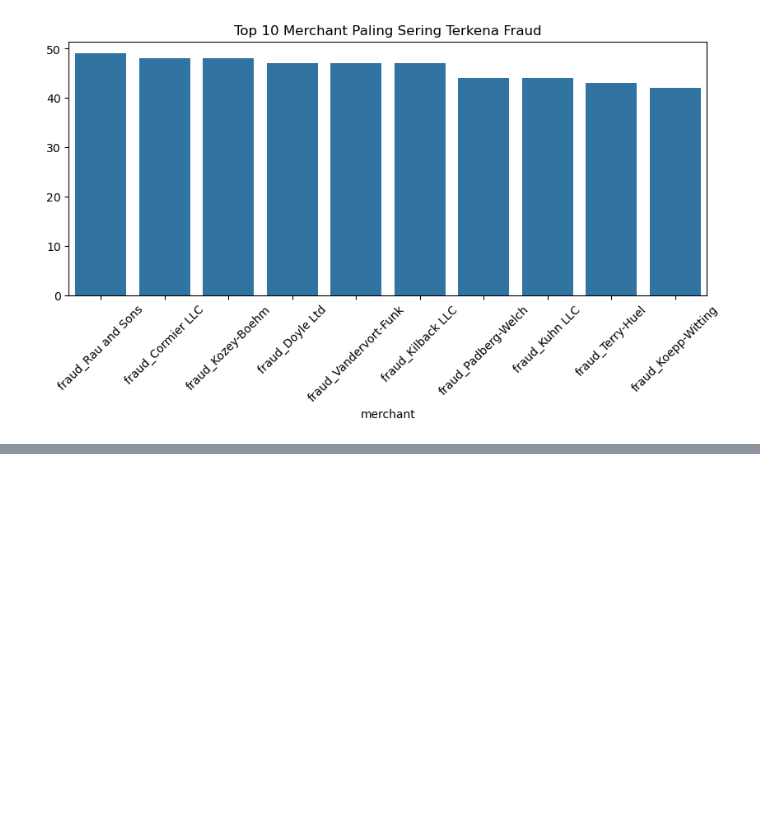
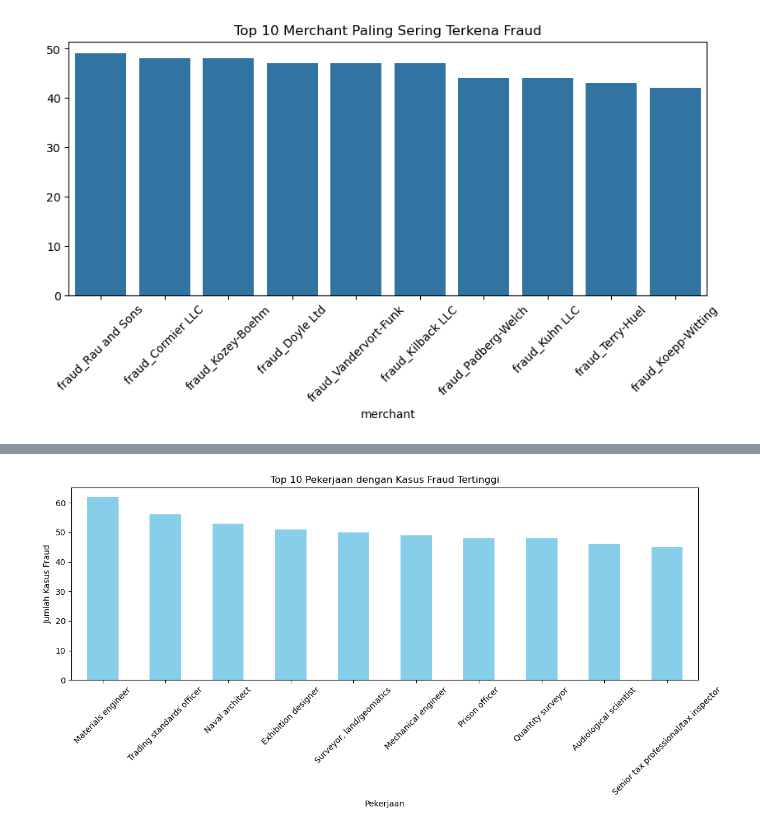
Before and after one commit to FTDS-assignment-bay/p2-final-project-ftds-025-hck-group-001, a Jupyter notebook: EDA.ipynb, the cells around one changed output, grey strips where cells are left out. Saved outputs shown, nothing was run; the diff lists cells and outputs as text; code cells hidden in the pictures; blank space fills up the shorter version.

```diff
--- a/EDA.ipynb
+++ b/EDA.ipynb
@@ -398,3 +430,9 @@ plt.title('Top 10 Merchant Paling Sering Terkena Fraud')
 plt.show()
 # %% [output]
 [figure]
+# %%
+# Filter data dengan fraud == 1 dan hitung jumlah kasus berdasarkan pekerjaan
+fraud_jobs = df[df['is_fraud'] == 1]['job'].value_counts()
+
+# Tampilkan hasil
+print(fraud_jobs)
@@ -400,0 +453,12 @@ plt.show()
+# %%
+# Plot jumlah kasus fraud berdasarkan pekerjaan
+plt.figure(figsize=(12, 6))
+fraud_jobs.head(10).plot(kind='bar', color='skyblue')
+plt.title('Top 10 Pekerjaan dengan Kasus Fraud Tertinggi')
+plt.xlabel('Pekerjaan')
+plt.ylabel('Jumlah Kasus Fraud')
+plt.xticks(rotation=45)
+plt.tight_layout()
+plt.show()
+# %% [output]
+[figure, added]
```
Also changed, not shown: parts of 13 cells of this notebook.
